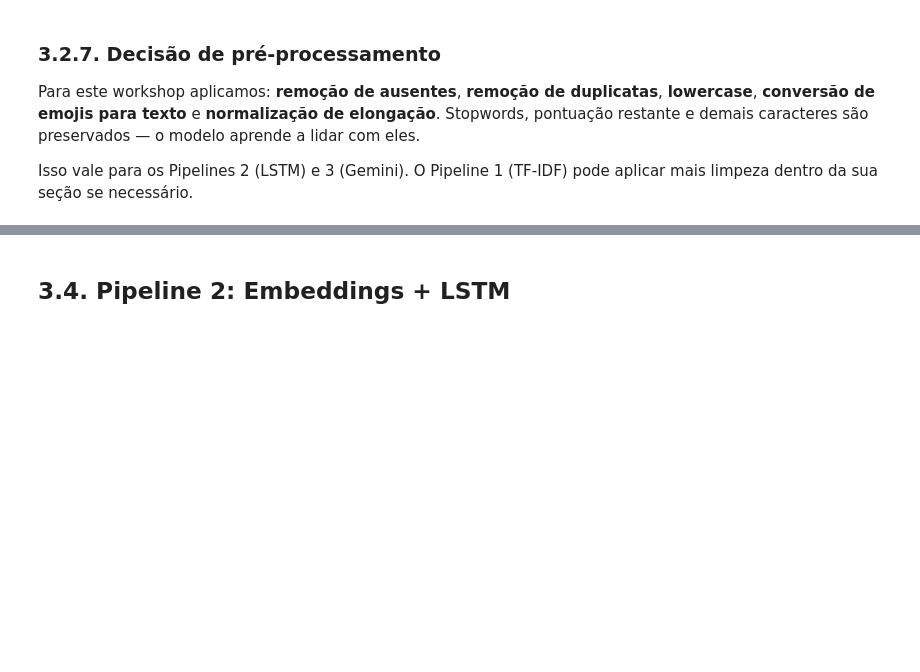
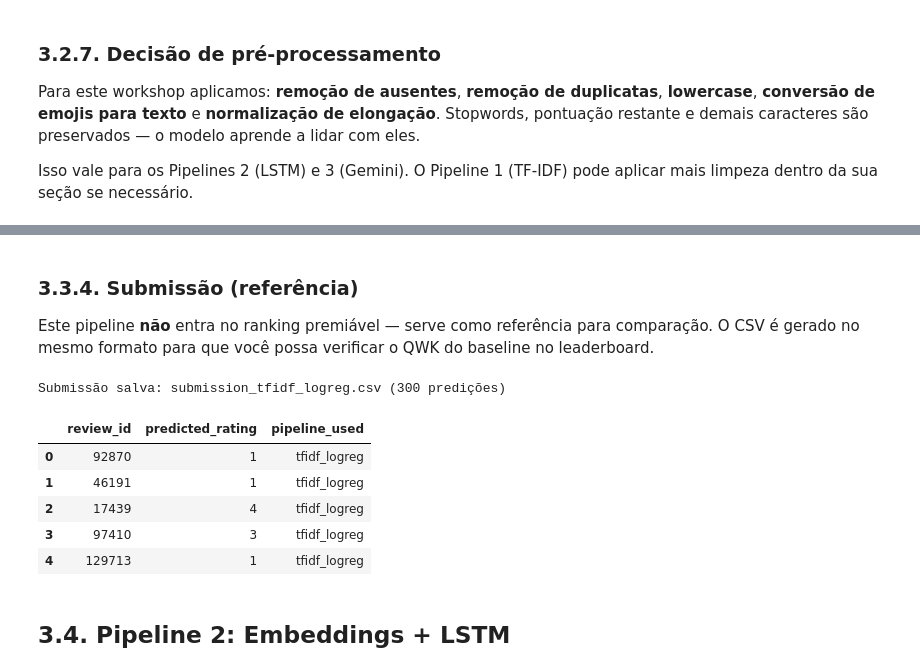
Before and after one commit to hellsdeur/plncc, a Jupyter notebook: plncc.ipynb, the cells around one changed output, grey strips where cells are left out. Saved outputs shown, nothing was run; the diff lists cells and outputs as text; code cells hidden in the pictures; blank space fills up the shorter version.

Commit message:
feat: logreg pipeline

```diff
--- a/plncc.ipynb
+++ b/plncc.ipynb
@@ -449,0 +515,26 @@ Isso vale para os Pipelines 2 (LSTM) e 3 (Gemini). O Pipeline 1 (TF-IDF) pode ap
+# %%
+MAX_FEATURES = 50000  #@param {type: "integer"}
+USE_LSA = False  #@param {type: "boolean"}
+N_COMPONENTS = 100  #@param {type: "integer"}
+
+tfidf = TfidfVectorizer(
+    max_features=MAX_FEATURES,
+    ngram_range=(1, 2),
+    sublinear_tf=True
+)
+
+X_train_tfidf = tfidf.fit_transform(df_train["review_text"])
+X_test_tfidf = tfidf.transform(df_test["review_text"])
+
+if USE_LSA:
+    lsa = make_pipeline(TruncatedSVD(n_components=N_COMPONENTS, random_state=RANDOM_STATE), Normalizer())
+    X_train_tfidf = lsa.fit_transform(X_train_tfidf)
+    X_test_tfidf = lsa.transform(X_test_tfidf)
+    print(f"LSA aplicado: {X_train_tfidf.shape[1]} componentes")
+else:
+    print(f"Sem LSA: {X_train_tfidf.shape[1]:,} features")
+
+y_train_lr = df_train["overall_rating"].values
+y_test_lr = df_test["overall_rating"].values
+
+print(f"Matriz de treino: {X_train_tfidf.shape}")
@@ -450,3 +597,31 @@ Isso vale para os Pipelines 2 (LSTM) e 3 (Gemini). O Pipeline 1 (TF-IDF) pode ap
+# %% [markdown]
+### 3.3.4. Submissão (referência)
+
+Este pipeline **não** entra no ranking premiável — serve como referência para comparação. O CSV é gerado no mesmo formato para que você possa verificar o QWK do baseline no leaderboard.
+# %%
+X_lb_tfidf = tfidf.transform(df_leaderboard["review_text"])
+if USE_LSA:
+    X_lb_tfidf = lsa.transform(X_lb_tfidf)
+
+y_pred_lb_lr = lr_model.predict(X_lb_tfidf)
+
+submission_lr = pd.DataFrame({
+    "review_id": df_leaderboard["review_id"],
+    "predicted_rating": y_pred_lb_lr,
+    "pipeline_used": "tfidf_logreg"
+})
+
+submission_lr.to_csv("submission_tfidf_logreg.csv", index=False)
+print(f"Submissão salva: submission_tfidf_logreg.csv ({len(submission_lr)} predições)")
+submission_lr.head()
+# %% [output]
+Submissão salva: submission_tfidf_logreg.csv (300 predições)
+|  | review_id | predicted_rating | pipeline_used |
+| 0 | 92870 | 1 | tfidf_logreg |
+| 1 | 46191 | 1 | tfidf_logreg |
+| 2 | 17439 | 4 | tfidf_logreg |
+| 3 | 97410 | 3 | tfidf_logreg |
+| 4 | 129713 | 1 | tfidf_logreg |
 # %% [markdown]
 ## 3.4. Pipeline 2: Embeddings + LSTM
 # %% [markdown]
```
Also changed, not shown: parts of 23 cells of this notebook.
